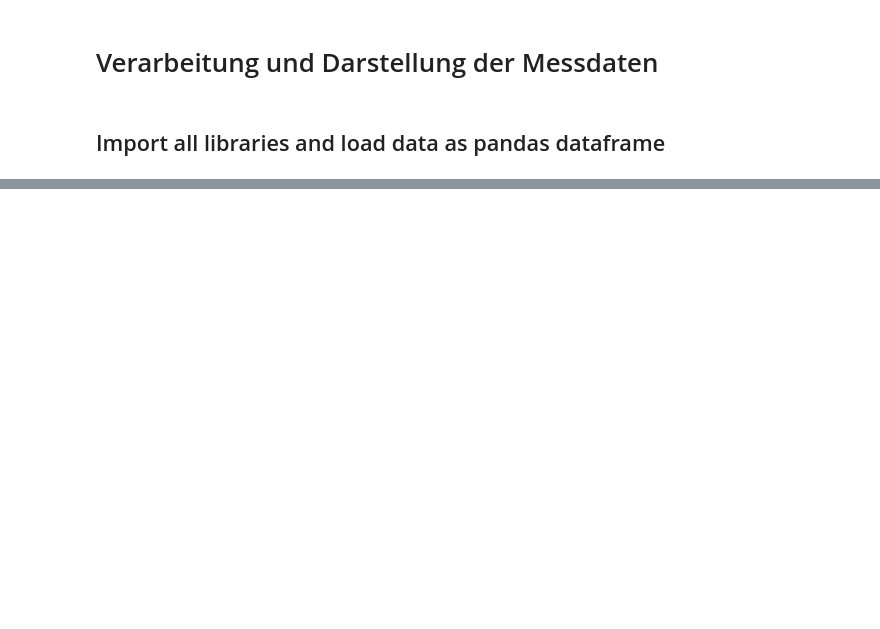
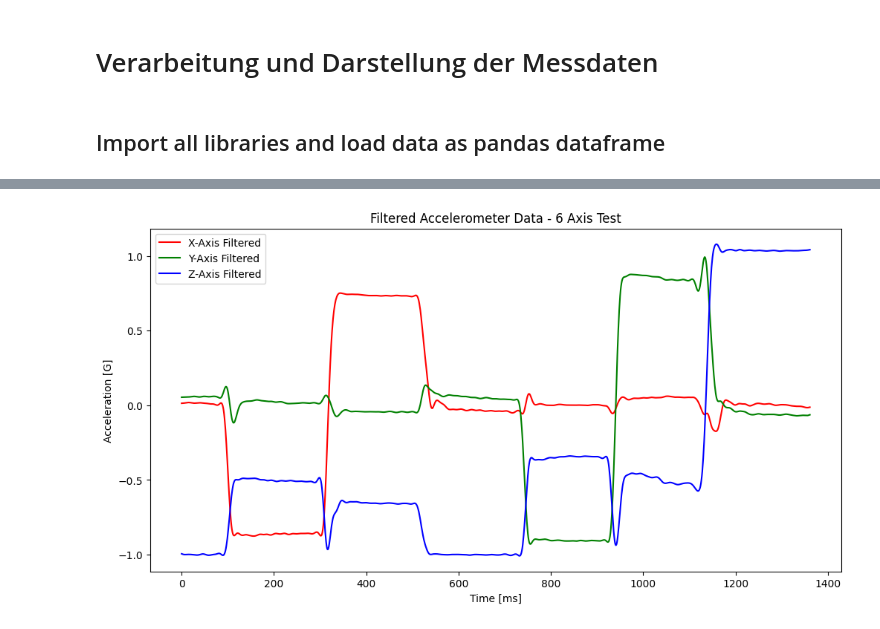
Before and after one commit to MaierElias/Labor_Biosignalverarbeitung, a Jupyter notebook: Labor_1/P1_Visualisierung_Messdaten.ipynb, the cells around one changed output, grey strips where cells are left out. Drawn from its saved outputs; the diff is of its cells as text; code cells hidden in the pictures; blank space fills up the shorter version.

```diff
--- a/Labor_1/P1_Visualisierung_Messdaten.ipynb
+++ b/Labor_1/P1_Visualisierung_Messdaten.ipynb
@@ -10,0 +27,20 @@ import matplotlib.pyplot as plt
+# %%
+# Aufgabe 6 (Filterung der Daten)
+b, a = sci.butter(4, 0.1) # Butterworth filter coefficients
+df_filtered = df.copy()
+df_filtered['x'] = sci.filtfilt(b, a, df['x'])
+df_filtered['y'] = sci.filtfilt(b, a, df['y'])
+df_filtered['z'] = sci.filtfilt(b, a, df['z'])
+
+# Darstellen der gefilterten Daten
+plt.figure(figsize=(12, 6))
+plt.plot(df_filtered['x'], label='X-Axis Filtered', color='r')
+plt.plot(df_filtered['y'], label='Y-Axis Filtered', color='g')
+plt.plot(df_filtered['z'], label='Z-Axis Filtered', color='b')
+plt.legend()
+plt.title('Filtered Accelerometer Data - 6 Axis Test')
+plt.ylabel('Acceleration [G]')
+plt.xlabel('Time [ms]')
+plt.show()
+# %% [output]
+[figure, added]
```
Also changed, not shown: parts of 10 cells of this notebook, 2 other files.
